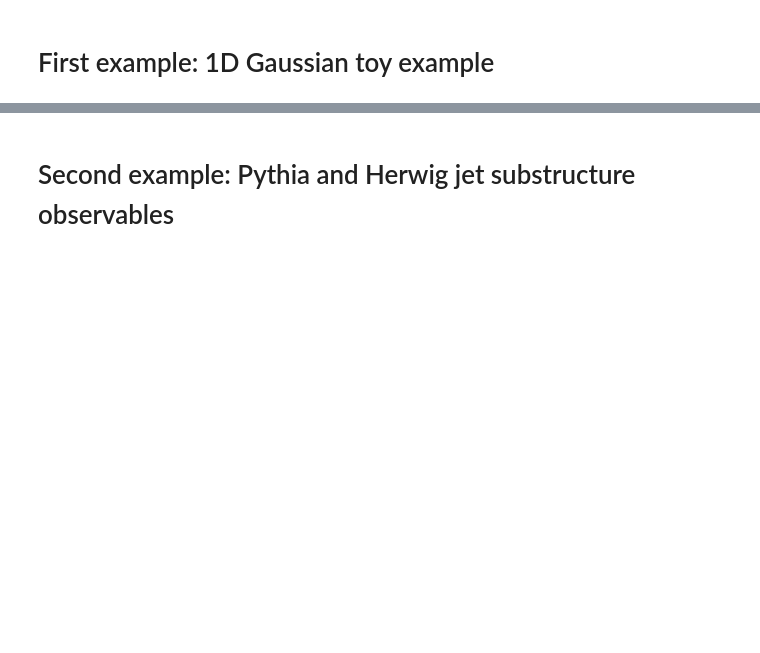
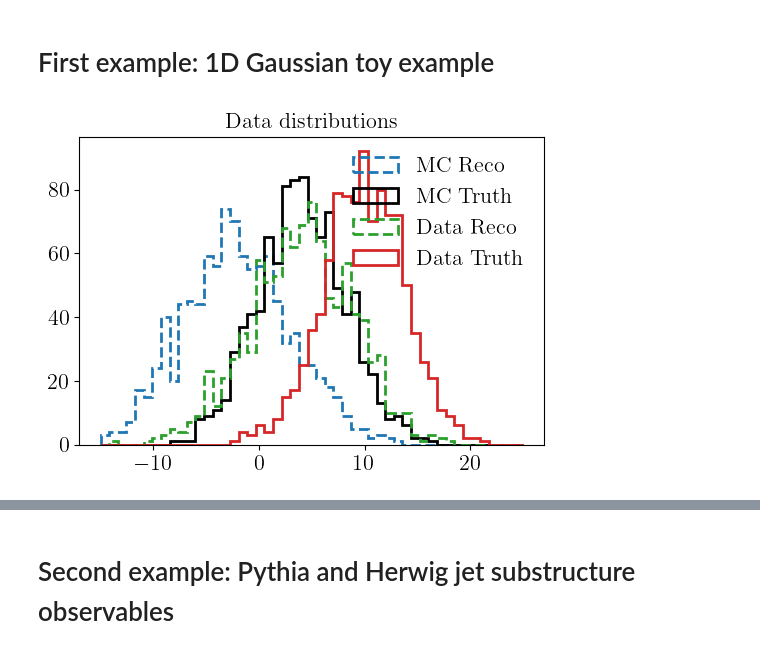
Before and after one commit to javivilladamigo/ICFM_tutorial, a Jupyter notebook: unfolding_tutorial.ipynb, the cells around one changed output, grey strips where cells are left out. Saved outputs shown, nothing was run; the diff lists cells and outputs as text; code cells hidden in the pictures; blank space fills up the shorter version.

```diff
--- a/unfolding_tutorial.ipynb
+++ b/unfolding_tutorial.ipynb
@@ -475,4 +474,33 @@ class Iterative_CFM(nn.Module):
             self.iteration += 1
 # %% [markdown]
 # First example: 1D Gaussian toy example
+# %%
+n_MC = 1000
+n_data = 1000
+
+MC_truth_mu = 4.
+MC_truth_sigma = 4.
+data_truth_mu = 10.
+data_truth_sigma = 3.8
+mu_smear = -6.
+sigma_smear = 3.
+iterations = 4
+
+MC_truth = torch.randn(n_MC, 1) * MC_truth_sigma + MC_truth_mu
+MC_reco = (torch.randn_like(MC_truth)*sigma_smear + mu_smear + MC_truth)
+data_truth = torch.randn(n_data, 1)*data_truth_sigma + data_truth_mu
+data_reco = (torch.randn_like(data_truth)*sigma_smear + mu_smear + data_truth)
+
+bins = [np.linspace(-15, 25, 50)]
+# plot the data
+fig, ax = plt.subplots(1, 1, figsize=(6, 4))
+ax.hist(MC_reco.numpy(), bins=bins[0], histtype="step", label="MC Reco", color = MC_RECO_COLOR, ls="dashed")
+ax.hist(MC_truth.numpy(), bins=bins[0], histtype="step", label="MC Truth", color = MC_HARD_COLOR, ls="solid")
+ax.hist(data_reco.numpy(), bins=bins[0], histtype="step", label="Data Reco", color = DATA_RECO_COLOR, ls="dashed")
+ax.hist(data_truth.numpy(), bins=bins[0], histtype="step", label="Data Truth", color = DATA_HARD_COLOR, ls="solid")
+ax.legend(frameon=False)
+ax.set_title("Data distributions")
+plt.show()
+# %% [output]
+[figure, added]
 # %%
```
Also changed, not shown: parts of 7 cells of this notebook.
